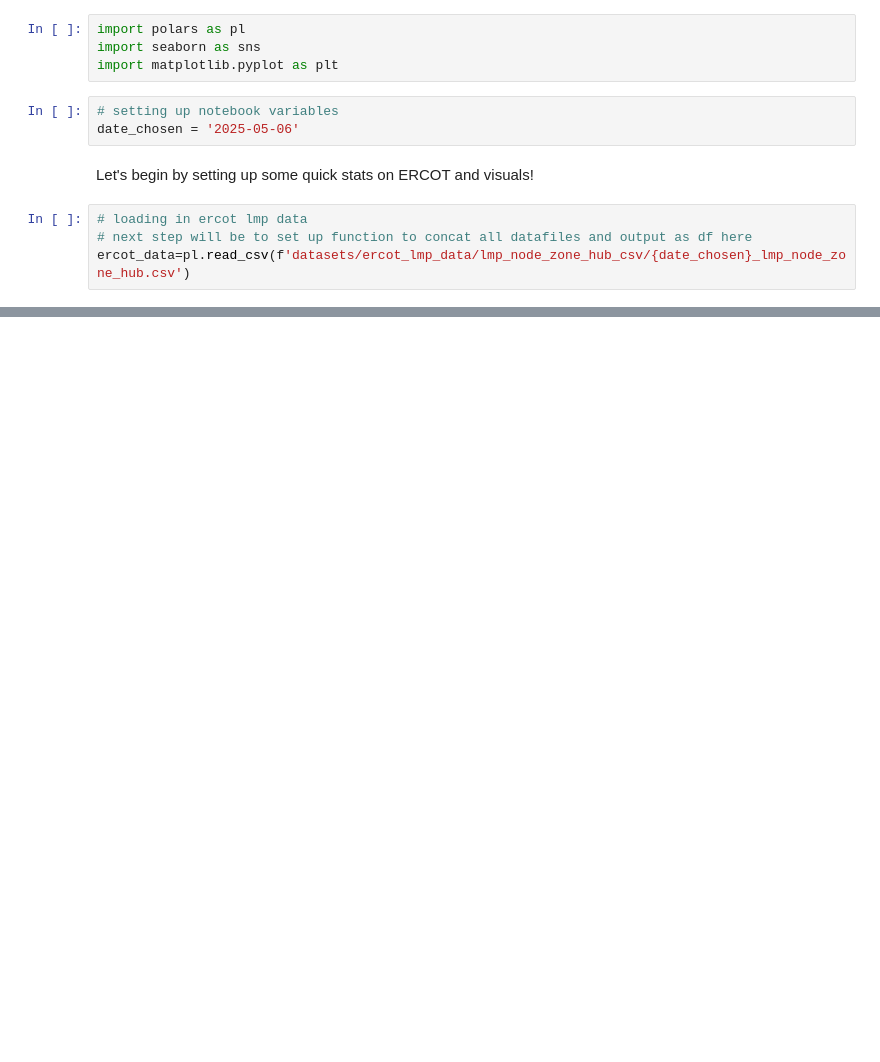
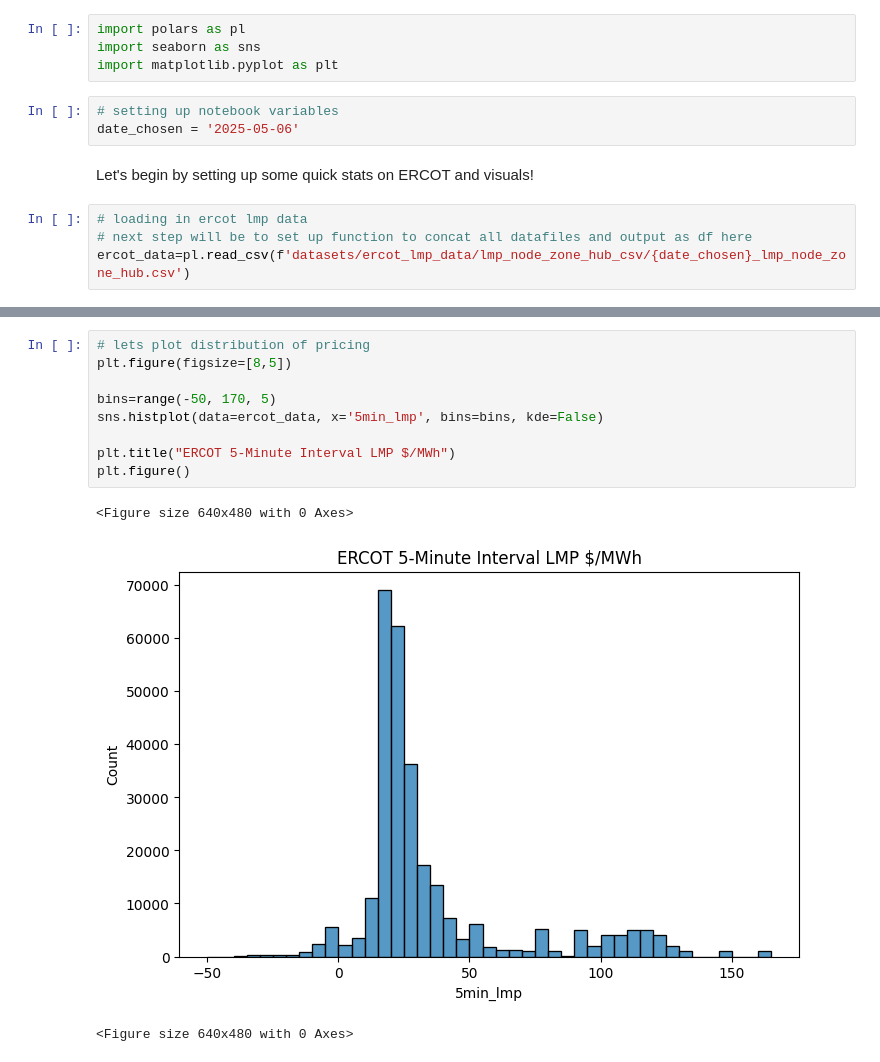
Before and after one commit to aangelsalazarr/us_electricity_pricing, a Jupyter notebook: statistical_analysis.ipynb, the cells around one changed output, grey strips where cells are left out. Saved outputs shown, nothing was run; the diff lists cells and outputs as text; blank space fills up the shorter version.

```diff
--- a/statistical_analysis.ipynb
+++ b/statistical_analysis.ipynb
@@ -29,0 +67,13 @@ shape: (9, 5)
+# %%
+# lets plot distribution of pricing
+plt.figure(figsize=[8,5])
+
+bins=range(-50, 170, 5)
+sns.histplot(data=ercot_data, x='5min_lmp', bins=bins, kde=False)
+
+plt.title("ERCOT 5-Minute Interval LMP $/MWh")
+plt.figure()
+# %% [output]
+<Figure size 640x480 with 0 Axes>
+[figure, added]
+<Figure size 640x480 with 0 Axes>
```
Also changed, not shown: parts of 3 cells of this notebook.
